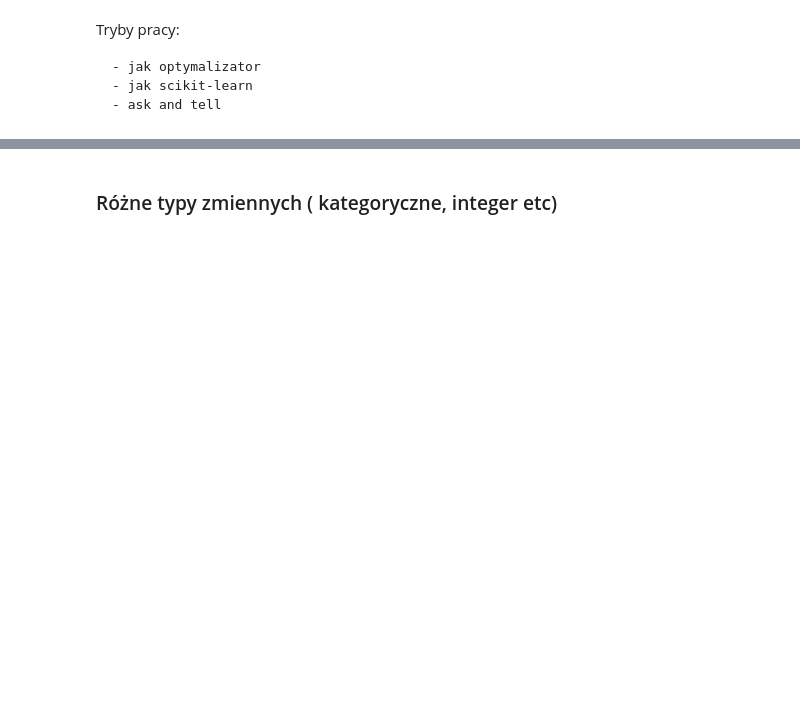
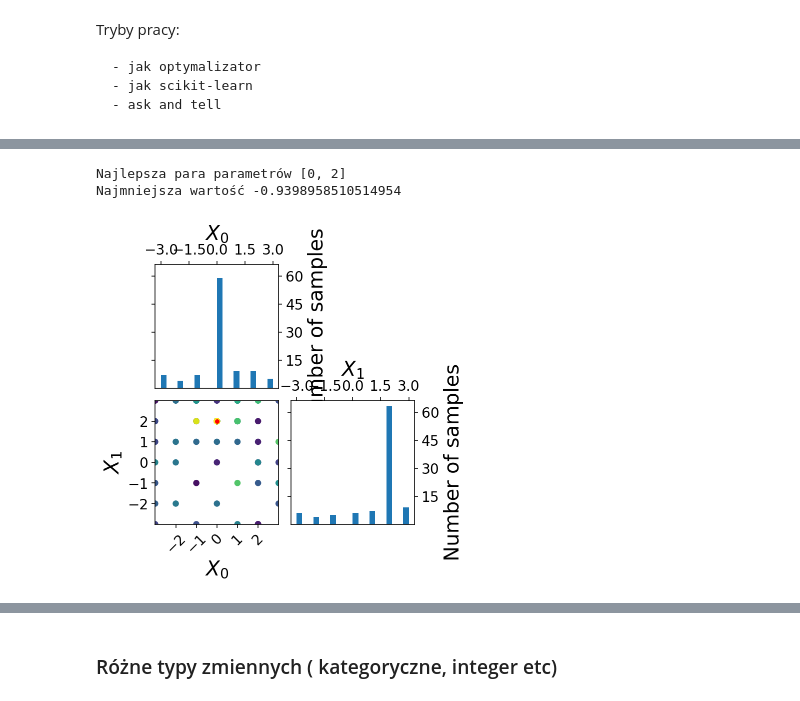
Before and after one commit to AdoHaha/scikit-optim-tutorial, a Jupyter notebook: optymalizacja bayesowska i scikit optimize.ipynb, the cells around one changed output, grey strips where cells are left out. Saved outputs shown, nothing was run; the diff lists cells and outputs as text; code cells hidden in the pictures; blank space fills up the shorter version.

```diff
--- a/optymalizacja bayesowska i scikit optimize.ipynb
+++ b/optymalizacja bayesowska i scikit optimize.ipynb
@@ -208,0 +239,14 @@ Ask and tell
+# %%
+res = gp_minimize(z_func, [(-3, 3),(-3,3)])
+# %%
+print("Najlepsza para parametrów {}".format(res.x))
+print("Najmniejsza wartość {}".format(res.fun))
+# %% [output]
+Najlepsza para parametrów [0, 2]
+Najmniejsza wartość -0.9398958510514954
+# %%
+from skopt.plots import plot_evaluations, plot_objective
+
+wy=plot_evaluations(res)
+# %% [output]
+[figure, added]
```
Also changed, not shown: parts of 43 cells of this notebook.
